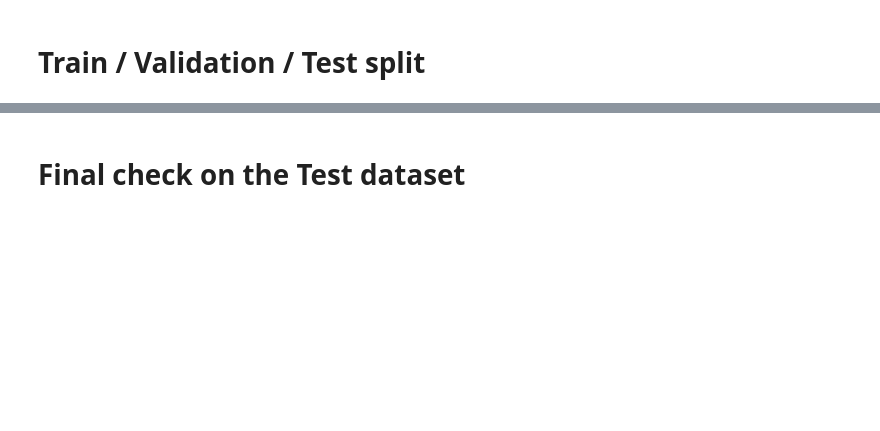
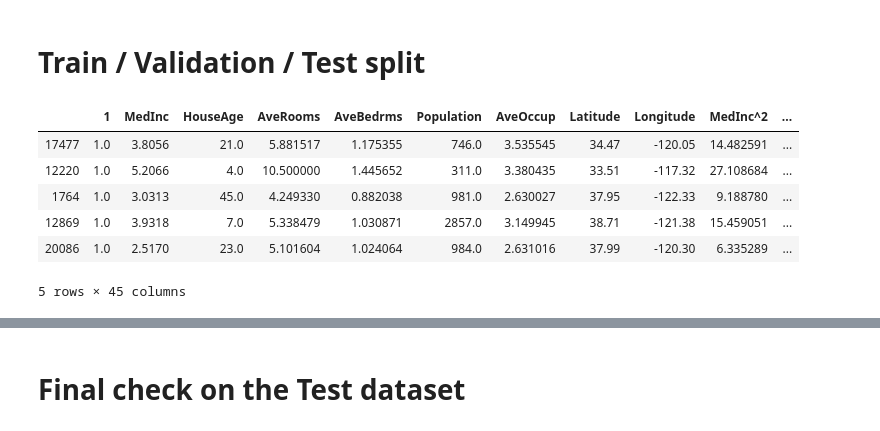
Before and after one commit to learn-co-students/feature-engineering-dsc, a Jupyter notebook: feature_engineering.ipynb, the cells around one changed output, grey strips where cells are left out. Saved outputs shown, nothing was run; the diff lists cells and outputs as text; code cells hidden in the pictures; blank space fills up the shorter version.

```diff
--- a/feature_engineering.ipynb
+++ b/feature_engineering.ipynb
@@ -49,6 +100,16 @@ X_train, X_test, y_train, y_test = train_test_split(X_poly,y,test_size=1000, ran
 X_train_v, X_val, y_train_v, y_val = train_test_split(X_train,y_train,test_size=1000, random_state=123)
 # %%
 scaler = StandardScaler()
+# %%
+X_train_v.head()
+# %% [output]
+|  | 1 | MedInc | HouseAge | AveRooms | AveBedrms | Population | AveOccup | Latitude | Longitude | MedInc^2 | ... |
+| 17477 | 1.0 | 3.8056 | 21.0 | 5.881517 | 1.175355 | 746.0 | 3.535545 | 34.47 | -120.05 | 14.482591 | ... |
+| 12220 | 1.0 | 5.2066 | 4.0 | 10.500000 | 1.445652 | 311.0 | 3.380435 | 33.51 | -117.32 | 27.108684 | ... |
+| 1764 | 1.0 | 3.0313 | 45.0 | 4.249330 | 0.882038 | 981.0 | 2.630027 | 37.95 | -122.33 | 9.188780 | ... |
+| 12869 | 1.0 | 3.9318 | 7.0 | 5.338479 | 1.030871 | 2857.0 | 3.149945 | 38.71 | -121.38 | 15.459051 | ... |
+| 20086 | 1.0 | 2.5170 | 23.0 | 5.101604 | 1.024064 | 984.0 | 2.631016 | 37.99 | -120.30 | 6.335289 | ... |
+5 rows × 45 columns
 # %%
 scaler.fit(X_train_v)
 
```
Also changed, not shown: parts of 13 cells of this notebook.
